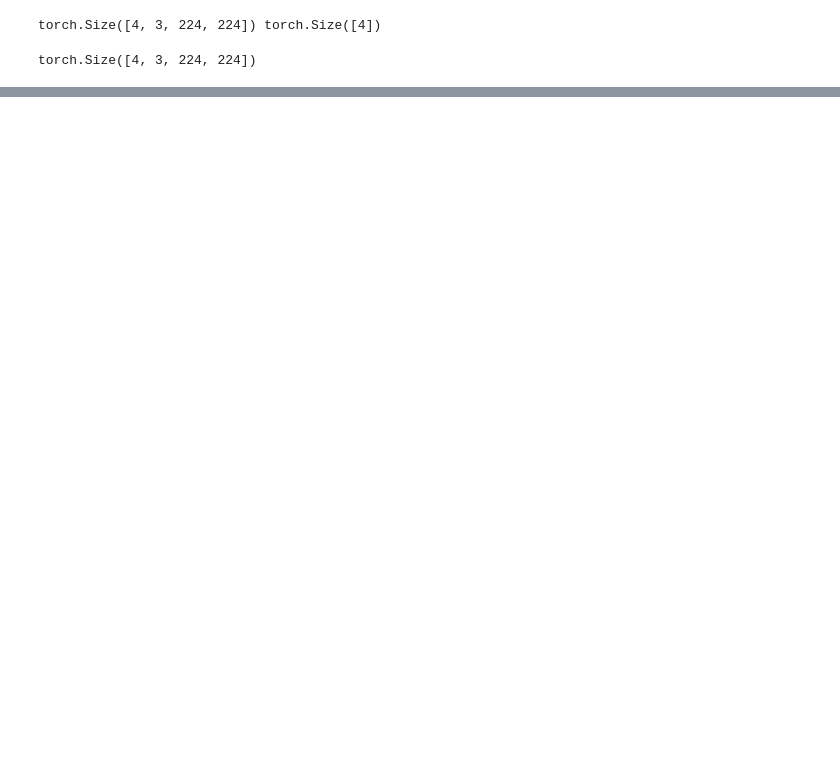
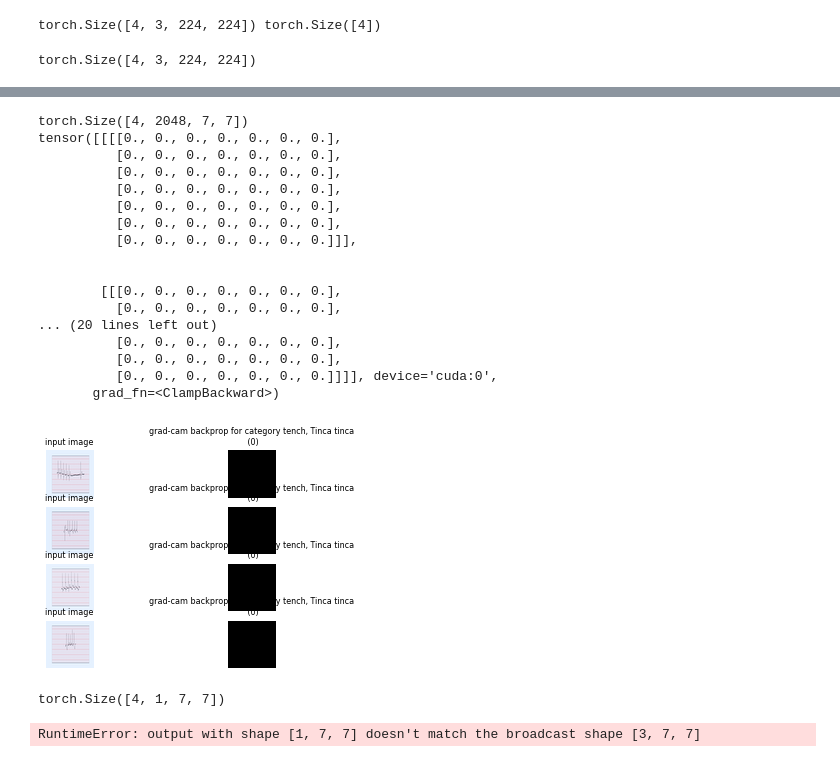
Before and after one commit to ruivarandas/DSLproject, a Jupyter notebook: notebooks/testing_and_interpret.ipynb, the cells around one changed output, grey strips where cells are left out. Drawn from its saved outputs; the diff is of its cells as text; code cells hidden in the pictures; blank space fills up the shorter version.

```diff
--- a/notebooks/testing_and_interpret.ipynb
+++ b/notebooks/testing_and_interpret.ipynb
@@ -46,7 +45,7 @@ class DataPreparation:
 data_prep = DataPreparation('../data/figures/test')
 data, size = data_prep.create_dataloaders(4, False, 4)
 # %%
-model_path = Path().cwd().parents[0] / "models/resnet50_d_28_t_02_38.pth"
+model_path = Path().cwd().parents[0] / "models/resnet50_d_28_t_15_49.pth"
 # %%
 model = torch.load(model_path)
 model.eval();
@@ -132,0 +165,39 @@ tensor(0.0003, device='cuda:0')
+# %%
+print(probe.data[0].size())
+saliency = gradient_to_grad_cam_saliency(probe.data[0])
+# Plots.
+plot_example(x, saliency, 'grad-cam backprop', labels, save_path='saliency.pdf')
+# %% [output]
+torch.Size([4, 2048, 7, 7])
+tensor([[[[0., 0., 0., 0., 0., 0., 0.],
+          [0., 0., 0., 0., 0., 0., 0.],
+          [0., 0., 0., 0., 0., 0., 0.],
+          [0., 0., 0., 0., 0., 0., 0.],
+          [0., 0., 0., 0., 0., 0., 0.],
+          [0., 0., 0., 0., 0., 0., 0.],
+          [0., 0., 0., 0., 0., 0., 0.]]],
+
+
+        [[[0., 0., 0., 0., 0., 0., 0.],
+          [0., 0., 0., 0., 0., 0., 0.],
+... (20 lines left out)
+          [0., 0., 0., 0., 0., 0., 0.],
+          [0., 0., 0., 0., 0., 0., 0.],
+          [0., 0., 0., 0., 0., 0., 0.]]]], device='cuda:0',
+       grad_fn=<ClampBackward>)
+[figure, added]
+# %%
+# Grad-CAM backprop.
+saliency = grad_cam(model, x, labels, saliency_layer=model.layer4)
+
+# Plots.
+# plot_example(x, saliency, 'grad-cam backprop', labels)
+
+print(saliency.size())
+
+plt.imshow(deprocess(saliency[index]).cpu().detach().numpy())
+plt.axis('off')
+plt.show()
+# %% [output]
+torch.Size([4, 1, 7, 7])
+RuntimeError: output with shape [1, 7, 7] doesn't match the broadcast shape [3, 7, 7]
```
Also changed, not shown: parts of 11 cells of this notebook, 3 other files.
